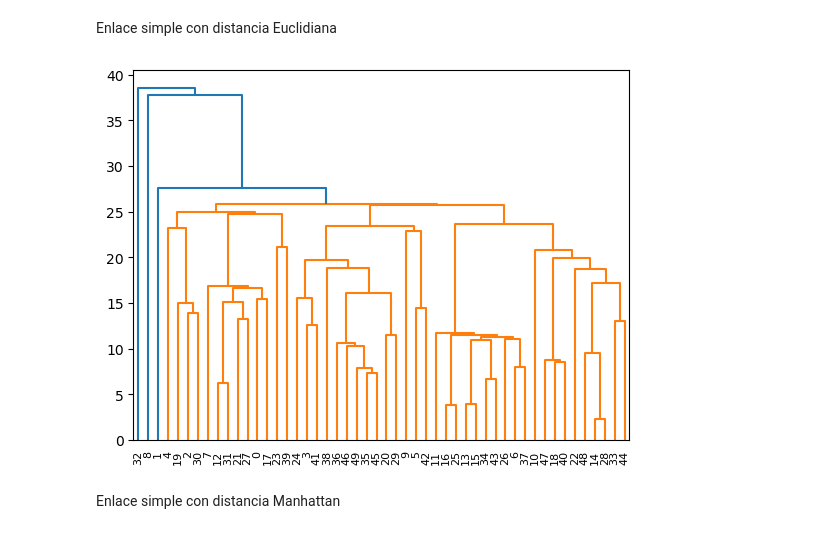
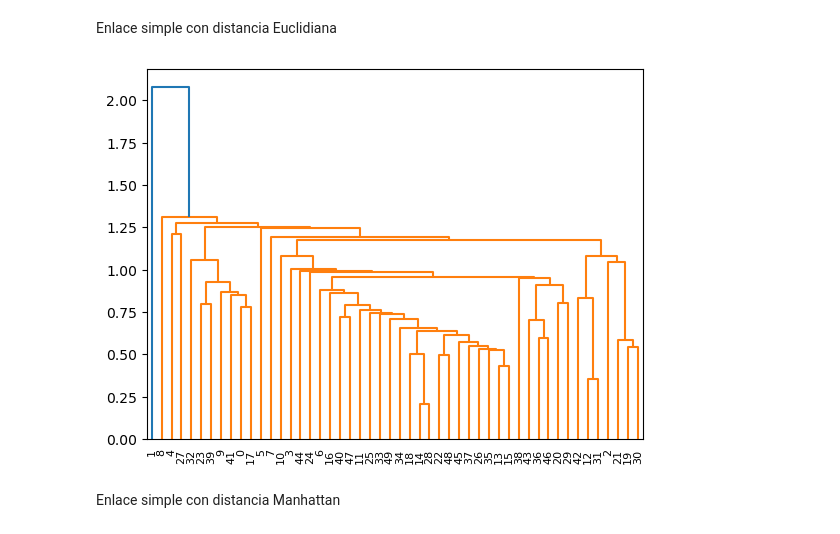
Before and after one commit to mjfura/Laboratorio-ML-Aprendizaje, a Jupyter notebook: aprendizaje-no-supervizado/laboratorio_1.ipynb, the cells around one changed output. Cells and saved outputs as stored; diff of their text form; code cells hidden in the pictures.

```diff
--- a/aprendizaje-no-supervizado/laboratorio_1.ipynb
+++ b/aprendizaje-no-supervizado/laboratorio_1.ipynb
@@ -149,15 +110,12 @@ Podemos observar que el rango de algunas columnas es muy grande, por lo que es n
 ### 2.A. Agrupar los observaciones mediante enlace simple, completo y ward, junto con las métricas Euclidiana y Manhattan. Visualice los agrupamiento mediante sus respectivos dendrograma.
 # %% [markdown]
 Enlace simple con distancia Euclidiana
-# %%
-from scipy.cluster.hierarchy import linkage, dendrogram
-import matplotlib.pyplot as plt
-# Agrupar mediante enlace simple
-linkage_matrix = linkage(df_usa_arrests, method='single')
-dendrogram(linkage_matrix)
-plt.show()
-# %% [output]
-[figure, removed]
+# %%
+linkage_matrix = linkage(df_usa_arrests_scaled, method='single',metric='euclidean')
+dendrogram(linkage_matrix)
+plt.show()
+# %% [output]
+[figure, added]
 # %% [markdown]
 Enlace simple con distancia Manhattan
 # %%
```
Also changed, not shown: parts of 61 cells of this notebook.
